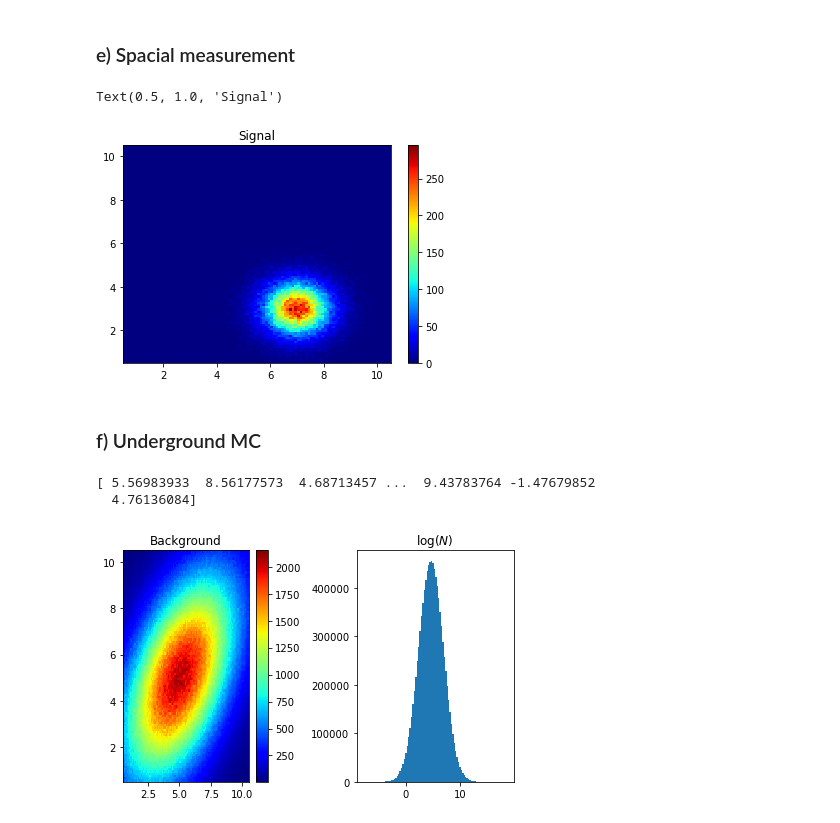
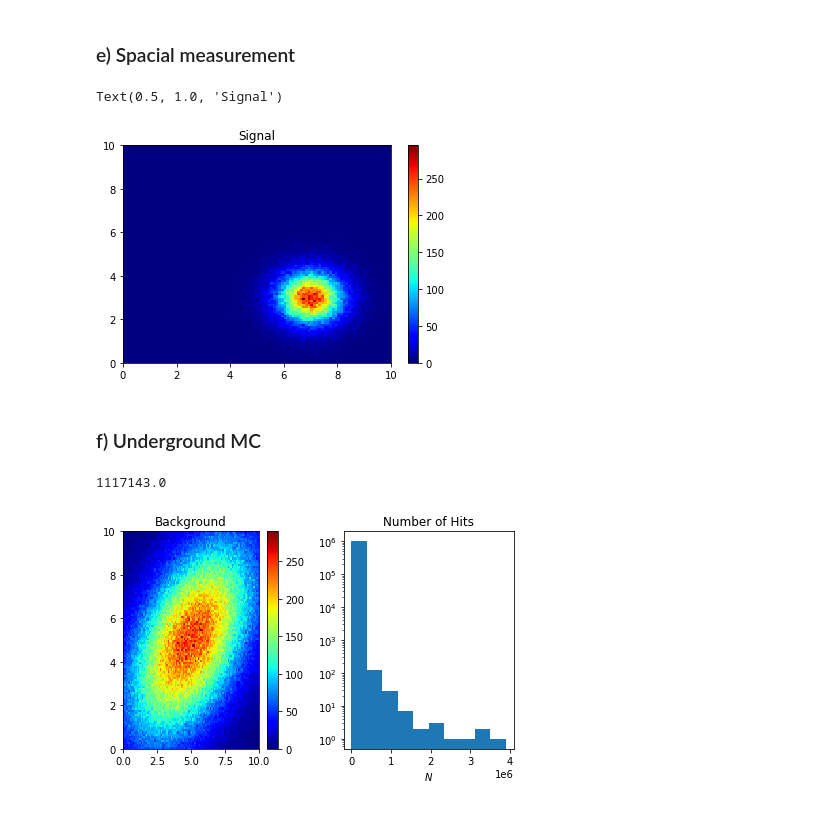
Before and after one commit to lukas-bert/SMD, a Jupyter notebook: sheet05/Exercise 11.ipynb, the cells around one changed output. Saved outputs shown, nothing was run; the diff lists cells and outputs as text; code cells hidden in the pictures.

```diff
--- a/sheet05/Exercise 11.ipynb
+++ b/sheet05/Exercise 11.ipynb
@@ -82,14 +82,14 @@ plt.tight_layout()
 # %%
 from project_a1.random import Generator
 
-gen2 = Generator(seed=0)
+gen = Generator(seed=0)
 
 N = np.zeros(10**5)
 
 for i in range(10**5):
     temp = -1
     while temp < 0:
-        temp = gen2.normal(loc = 10*E[i], scale = 2*E[i])
+        temp = gen.normal(loc = 10*E[i], scale = 2*E[i])
     N[i] = np.around(temp)
 
 df["NumberOfHits"] = N
@@ -113,41 +111,48 @@ df["y"] = y
 df.to_hdf("NeutrinoMC.hdf5", key = "Signal")
 # %%
 fig = plt.subplot(1,1,1)
-plt.hist2d(x, y, bins=(100, 100), range = [[0.5, 10.5], [0.5, 10.5]], cmap=plt.cm.jet)
+plt.hist2d(x, y, bins=(100, 100), range = [[0, 10], [0, 10]], cmap=plt.cm.jet)
 plt.colorbar()
 plt.title("Signal")
 # %% [output]
 Text(0.5, 1.0, 'Signal')
-[figure, old version]
+[figure, new version]
 # %% [markdown]
 ### f) Underground MC
 # %%
-N2 = gen2.normal(loc = 2, scale = 1, size = 10**7)
-N2 = 10**N2
-
-x2_, y2_ = gen2.standard_normal(size = (2,10**7))
+n = 10**7
+x2, y2, N2 = -1*np.ones(shape = (3, n))
+for i in range(n):
+    while N2[i] < 0:
+        N2[i] = gen.normal(loc = 2, scale = 1)
+        N2[i] = 10**N2[i]
+        N2[i] = np.around(N2[i])
+# %% [output]
+1117143.0
+# %%
+sigma = 3
+mu = 5
+p = 0.5
+
+for i in range(n):
+    while x2[i] < 0 or x2[i]>10 or y2[i] < 0 or y2[i]>10:
+        x2_, y2_ = gen.standard_normal(size = (2, 1))
+        x2[i] = np.sqrt(1-p**2)*sigma*x2_ + sigma*p*y2_ + mu
+        y2[i] = sigma*y2_ + mu
 # %%
-sigma = 3
-mu = 5
-p = 0.5
-x2 = np.sqrt(1-p**2)*sigma*x2_ + sigma*p*y2_ + mu
-y2 = sigma*y2_ + mu
-
-print(x2)
-
 plt.subplot(1, 2, 1)
-plt.hist2d(x2, y2, bins=(100, 100), range = [[0.5, 10.5], [0.5, 10.5]], cmap=plt.cm.jet)
+plt.hist2d(x2, y2, bins=(100, 100), range = [[0, 10], [0, 10]], cmap=plt.cm.jet)
 plt.title("Background")
 plt.colorbar()
 
 plt.subplot(1, 2, 2)
-plt.hist(np.log(N2), bins = 100)
-plt.title("$\mathrm{log}(N)$")
+plt.hist(N2, bins = 10)
+plt.xlabel("$N$")
+plt.yscale('log')
+plt.title("Number of Hits")
 plt.tight_layout()
 # %% [output]
-[ 5.56983933  8.56177573  4.68713457 ...  9.43783764 -1.47679852
-  4.76136084]
-[figure, old version]
+[figure, new version]
 # %%
 df2 = pd.DataFrame(
     {
```
Also changed, not shown: parts of 1 cell of this notebook.
